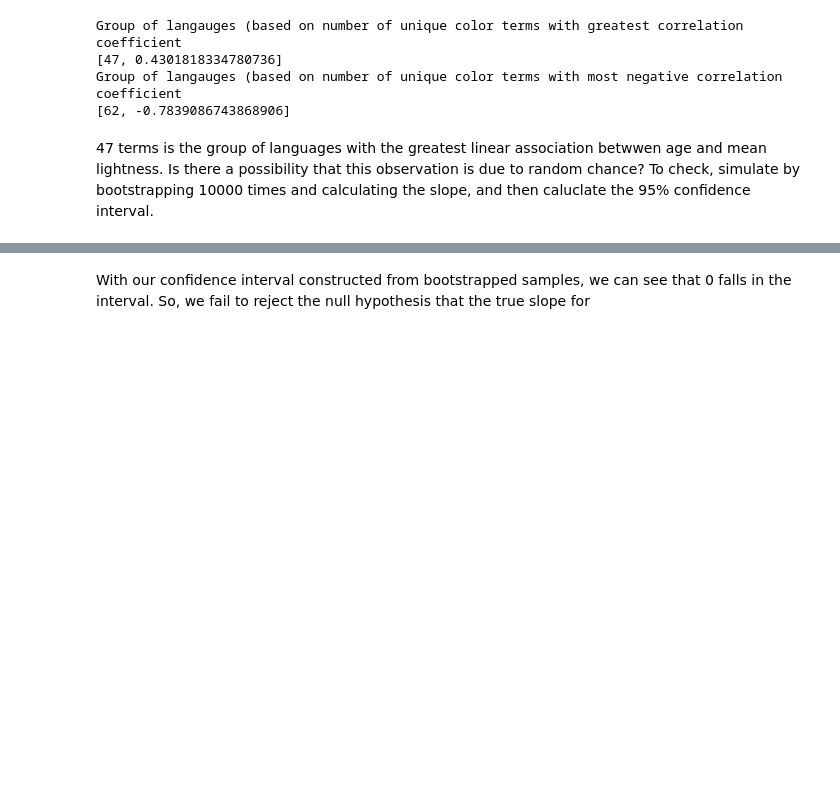
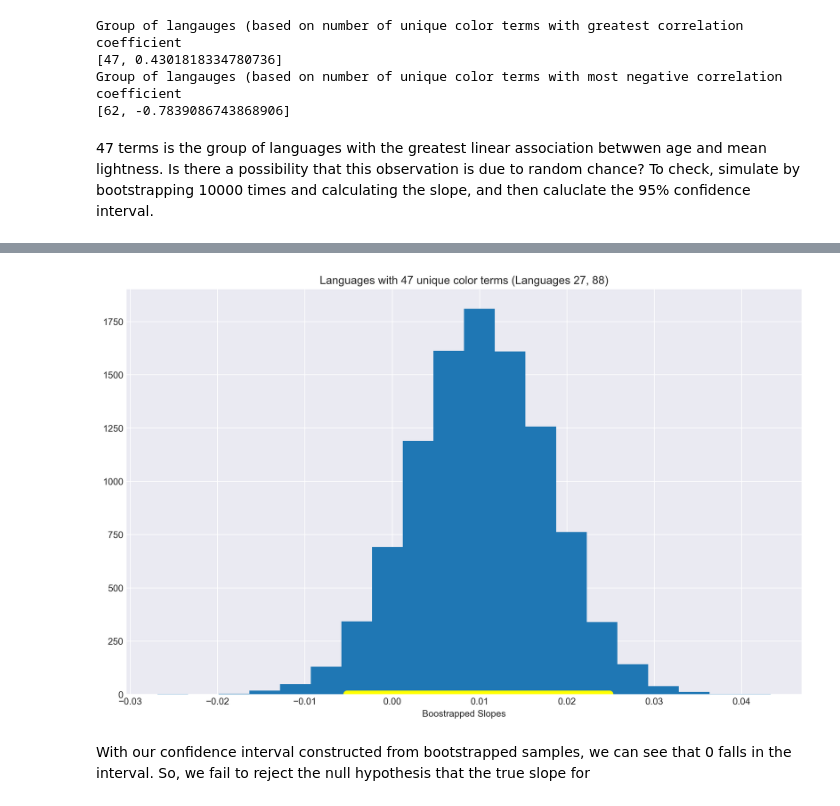
Before and after one commit to jasonsjiang/World-Color-Survey, a Jupyter notebook: finalprojecttest.ipynb, the cells around one changed output, grey strips where cells are left out. Drawn from its saved outputs; the diff is of its cells as text; code cells hidden in the pictures; blank space fills up the shorter version.

```diff
--- a/finalprojecttest.ipynb
+++ b/finalprojecttest.ipynb
@@ -299,8 +283,8 @@ spkr_resp
 from scipy.stats import pearsonr
 thing = []
 for i in unique.keys():
-    terms22 = spkr_resp.where('Language', are.contained_in(unique[i])).group('Age (int)', np.mean)
-    thing.append([i, pearsonr(terms22.column('Age (int)'), terms22.column('numlight mean'))[0]])
+    terms = spkr_resp.where('Language', are.contained_in(unique[i])).group('Age (int)', np.mean)
+    thing.append([i, pearsonr(terms.column('Age (int)'), terms.column('numlight mean'))[0]])
 print('Group of langauges (based on number of unique color terms with greatest correlation coefficient')
 print(max(thing, key = lambda x: x[1]))
 print('Group of langauges (based on number of unique color terms with most negative correlation coefficient')
@@ -330,10 +310,9 @@ Observed correlation coefficient
 predictions_47 = np.array([])
 r_47 = np.array([])
 for i in np.arange(10000):
-    sample = terms.sample()
+    sample = terms47.sample()
     sample = sample.group('Age (int)', np.mean)
     slope = np.polyfit(sample.column('Age (int)'), sample.column('numlight mean'), 1)[0]
     predictions_47 = np.append(predictions_47, slope)
-    r_47 = np.append(r_47, pearsonr(sample.column('Age (int)'), sample.column('numlight mean'))[0])
 # %%
 print('Approximate 95% confidence interval for the true slope')
@@ -348,3 +334,11 @@ Approximate 95% confidence interval for the correlation coefficient
+# %%
+plt.figure(figsize=(13, 8), dpi=300)
+plt.hist(predictions_47, bins = 20);
+plt.xlabel('Boostrapped Slopes')
+plt.title('Languages with 47 unique color terms (Languages 27, 88)')
+plt.plot(make_array(left47, right47), make_array(0, 0), color='yellow', lw=8);
+# %% [output]
+[figure, added]
 # %% [markdown]
 With our confidence interval constructed from bootstrapped samples, we can see that 0 falls in the interval. So, we fail to reject the null hypothesis that the true slope for
 # %% [markdown]
```
Also changed, not shown: parts of 21 cells of this notebook.
